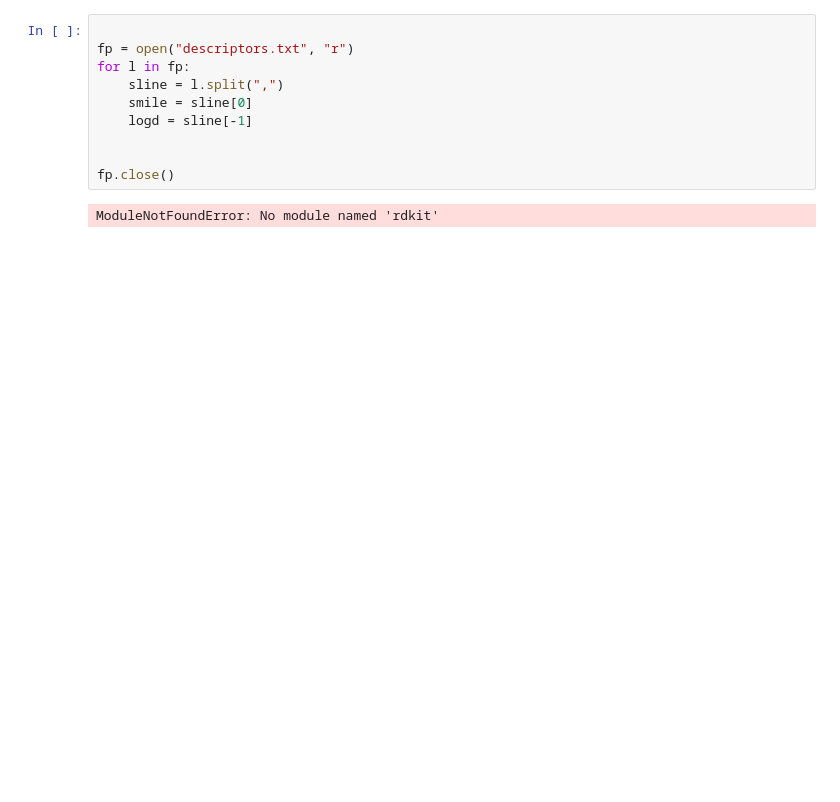
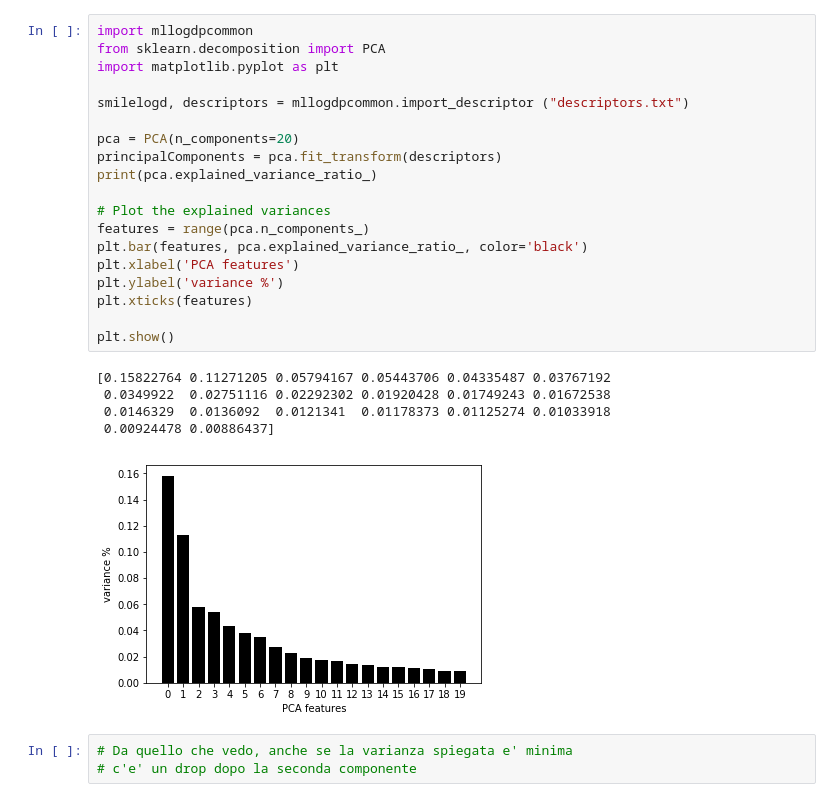
Before and after one commit to tesilogp/mllogdp, a Jupyter notebook: initialtests.ipynb, the cells around one changed output. Cells and saved outputs as stored; diff of their text form; blank space fills up the shorter version.

```diff
--- a/initialtests.ipynb
+++ b/initialtests.ipynb
@@ -1,12 +1,28 @@
-# %%
-
-fp = open("descriptors.txt", "r")
-for l in fp:
-    sline = l.split(",")
-    smile = sline[0]
-    logd = sline[-1]
-
-
-fp.close()
-# %% [output]
-ModuleNotFoundError: No module named 'rdkit'
+# %%
+import mllogdpcommon
+from sklearn.decomposition import PCA
+import matplotlib.pyplot as plt
+
+smilelogd, descriptors = mllogdpcommon.import_descriptor ("descriptors.txt")
+
+pca = PCA(n_components=20)
+principalComponents = pca.fit_transform(descriptors)
+print(pca.explained_variance_ratio_)
+
+# Plot the explained variances
+features = range(pca.n_components_)
+plt.bar(features, pca.explained_variance_ratio_, color='black')
+plt.xlabel('PCA features')
+plt.ylabel('variance %')
+plt.xticks(features)
+
+plt.show()
+# %% [output]
+[0.15822764 0.11271205 0.05794167 0.05443706 0.04335487 0.03767192
+ 0.0349922  0.02751116 0.02292302 0.01920428 0.01749243 0.01672538
+ 0.0146329  0.0136092  0.0121341  0.01178373 0.01125274 0.01033918
+ 0.00924478 0.00886437]
+[figure, added]
+# %%
+# Da quello che vedo, anche se la varianza spiegata e' minima
+# c'e' un drop dopo la seconda componente
```
Also changed, not shown: parts of 4 cells of this notebook, 1 other file.
